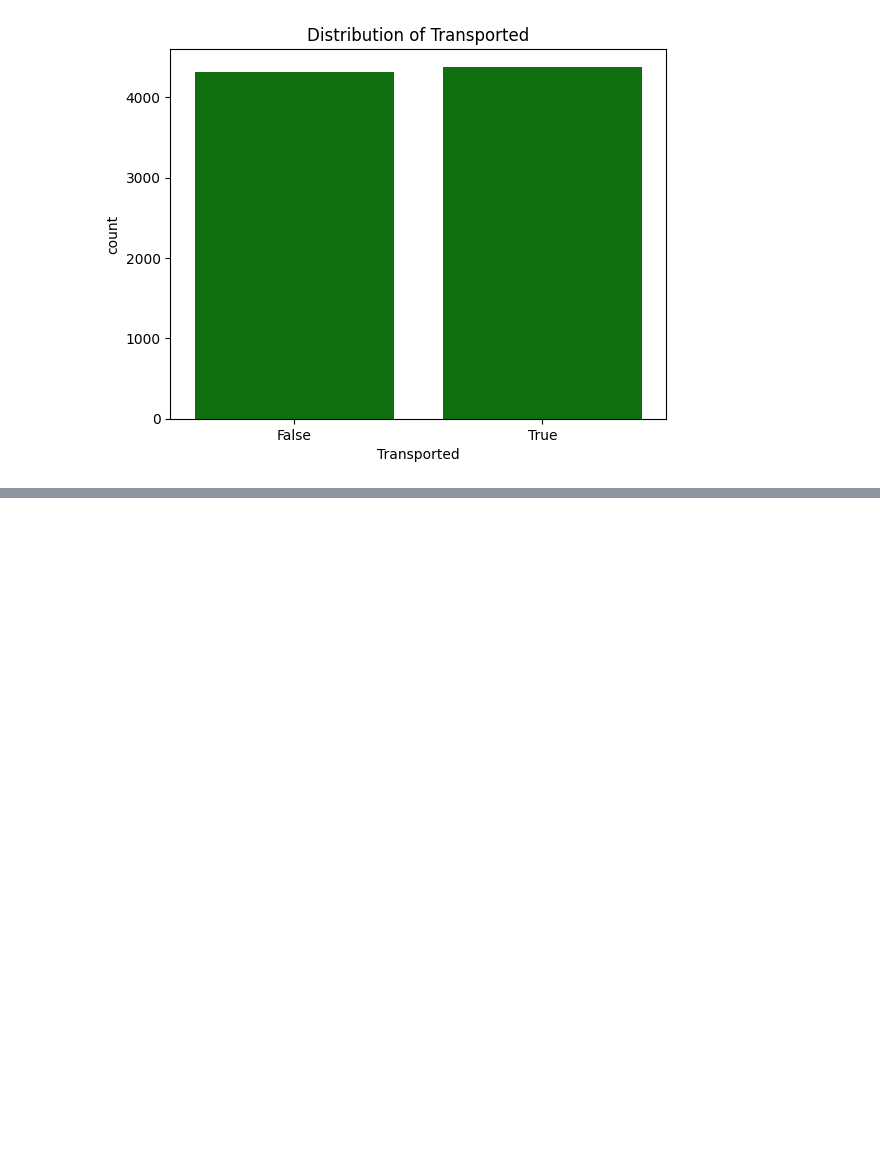
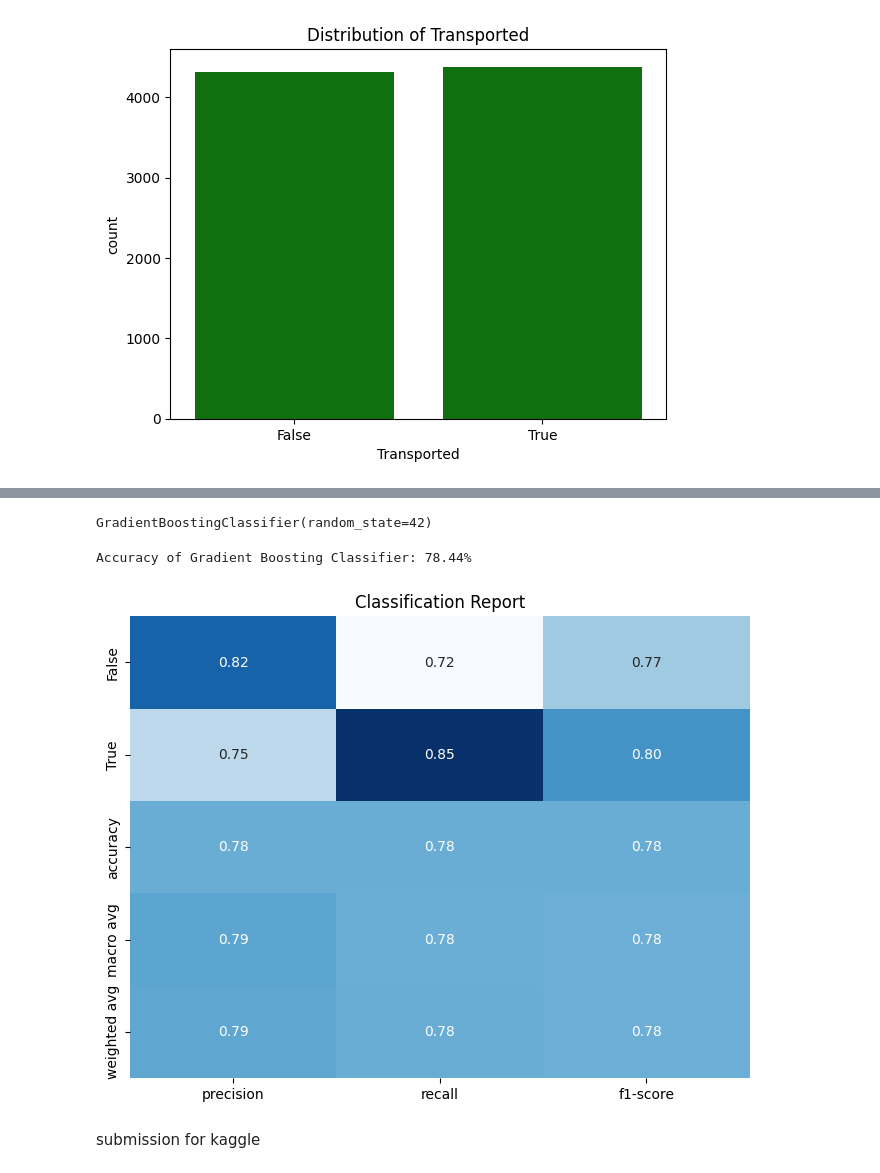
Before and after one commit to 7PAM2015-0105-2023-TEAM17/Kaggle-Challenge-Team-17, a Jupyter notebook: kaggle_Challenge_TEAM_17.ipynb, the cells around one changed output, grey strips where cells are left out. Cells and saved outputs as stored; diff of their text form; code cells hidden in the pictures; blank space fills up the shorter version.

```diff
--- a/kaggle_Challenge_TEAM_17.ipynb
+++ b/kaggle_Challenge_TEAM_17.ipynb
@@ -264,0 +270,37 @@ plt.show()
+# %%
+X = pd.get_dummies(X)
+# %%
+from sklearn.model_selection import train_test_split
+X_train, X_val, y_train, y_val = train_test_split(X, y, test_size=0.2, random_state=42)
+# %%
+from sklearn.ensemble import GradientBoostingClassifier
+
+# Initialize the Gradient Boosting Classifier
+gb_classifier = GradientBoostingClassifier(random_state=42)
+
+# Train the model on the training data
+gb_classifier.fit(X_train, y_train)
+# %% [output]
+GradientBoostingClassifier(random_state=42)
+# %%
+from sklearn.metrics import accuracy_score
+# Predict the labels for validation set
+y_pred_gb = gb_classifier.predict(X_val)
+
+# Calculate the accuracy of the model
+accuracy_gb = accuracy_score(y_val, y_pred_gb)
+print("Accuracy of Gradient Boosting Classifier: {:.2f}%".format(accuracy_gb * 100))
+# %% [output]
+Accuracy of Gradient Boosting Classifier: 78.44%
+# %%
+from sklearn.metrics import classification_report
+report = classification_report(y_val, y_pred_gb, output_dict=True)
+report_df = pd.DataFrame(report).transpose()
+plt.figure(figsize=(8, 6))
+sns.heatmap(report_df.drop(columns=['support']), annot=True, cmap='Blues', fmt=".2f", cbar=False)
+plt.title('Classification Report')
+plt.show()
+# %% [output]
+[figure, added]
+# %% [markdown]
+submission for kaggle
```
Also changed, not shown: parts of 6 cells of this notebook.
